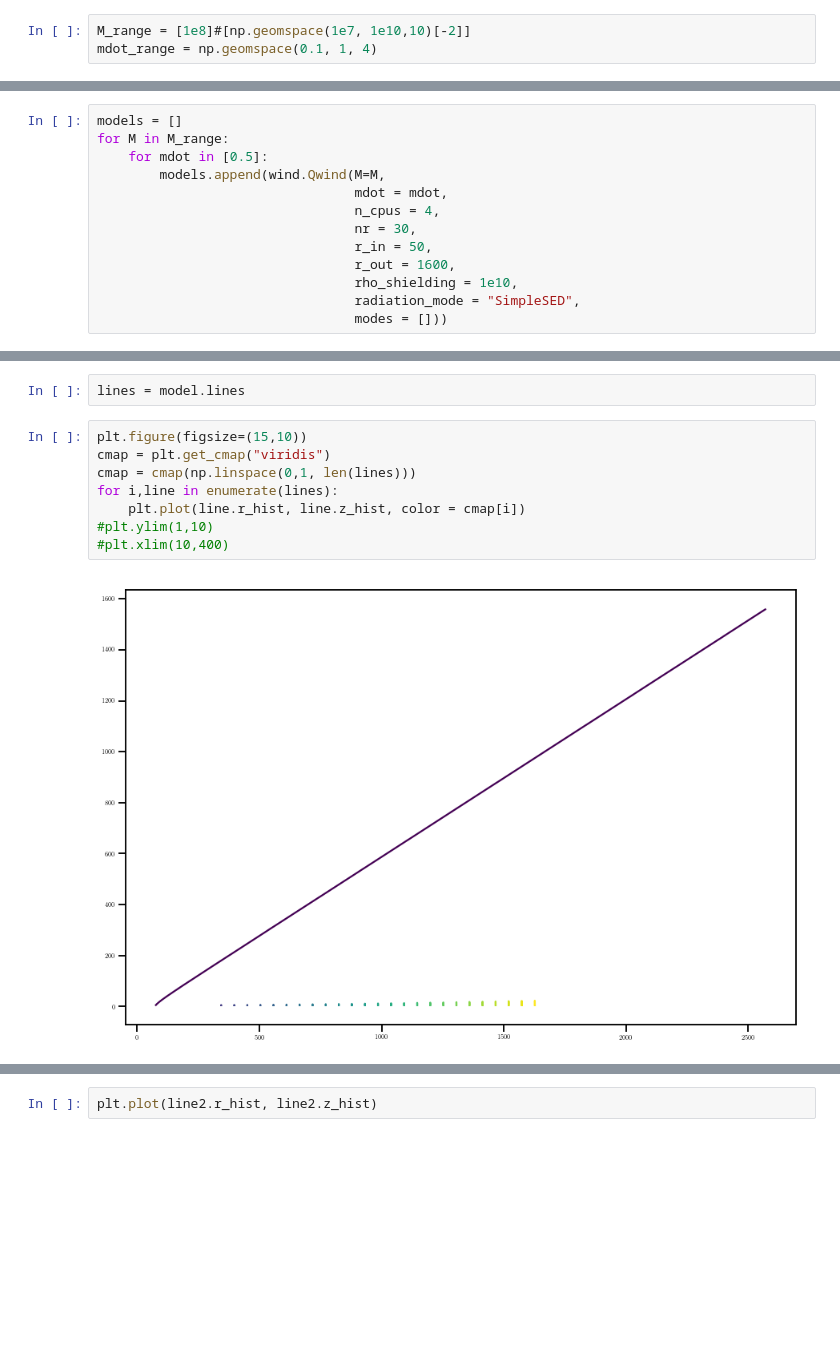
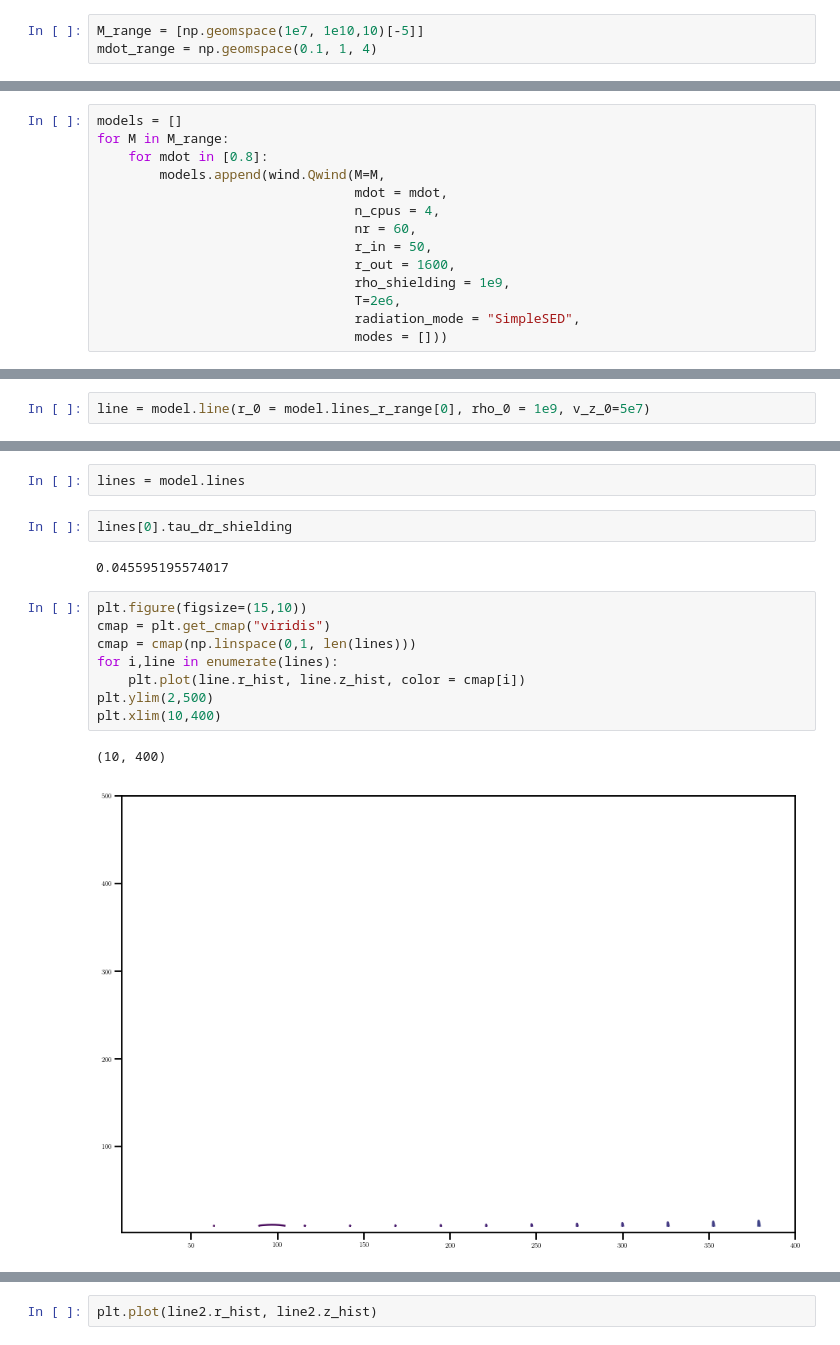
Before and after one commit to arnauqb/qwind, a Jupyter notebook: Notebooks/debug2.ipynb, the cells around one changed output, grey strips where cells are left out. Cells and saved outputs as stored; diff of their text form; blank space fills up the shorter version.

```diff
--- a/Notebooks/debug2.ipynb
+++ b/Notebooks/debug2.ipynb
@@ -26,5 +26,5 @@ importlib.reload(qsosed)
 # %% [output]
 <module 'qwind.radiation.qsosed' from '/cosma7/data/dp004/dc-quer1/qwind/qwind/radiation/qsosed.py'>
 # %%
-M_range = [1e8]#[np.geomspace(1e7, 1e10,10)[-2]]
+M_range = [np.geomspace(1e7, 1e10,10)[-5]]
 mdot_range = np.geomspace(0.1, 1, 4)
@@ -39,14 +35,15 @@ np.log10(1e-11 / constants.m_p)
 # %%
 models = []
 for M in M_range:
-    for mdot in [0.5]:
+    for mdot in [0.8]:
         models.append(wind.Qwind(M=M,
                                  mdot = mdot,
                                  n_cpus = 4,
-                                 nr = 30,
+                                 nr = 60,
                                  r_in = 50,
                                  r_out = 1600,
-                                 rho_shielding = 1e10,
+                                 rho_shielding = 1e9,
+                                 T=2e6,
                                  radiation_mode = "SimpleSED",
                                  modes = []))
 # %% [output]
@@ -60,0 +58,2 @@ model.radiation.r_x
+# %%
+line = model.line(r_0 = model.lines_r_range[0], rho_0 = 1e9, v_z_0=5e7)
@@ -80,13 +83,18 @@ Failed wind!
 # %%
 lines = model.lines
+# %%
+lines[0].tau_dr_shielding
+# %% [output]
+0.045595195574017
 # %%
 plt.figure(figsize=(15,10))
 cmap = plt.get_cmap("viridis")
 cmap = cmap(np.linspace(0,1, len(lines)))
 for i,line in enumerate(lines):
     plt.plot(line.r_hist, line.z_hist, color = cmap[i])
-#plt.ylim(1,10)
-#plt.xlim(10,400)
+plt.ylim(2,500)
+plt.xlim(10,400)
 # %% [output]
+(10, 400)
-[figure, old version]
+[figure, new version]
 # %%
```
Also changed, not shown: parts of 10 cells of this notebook, 4 other files.
